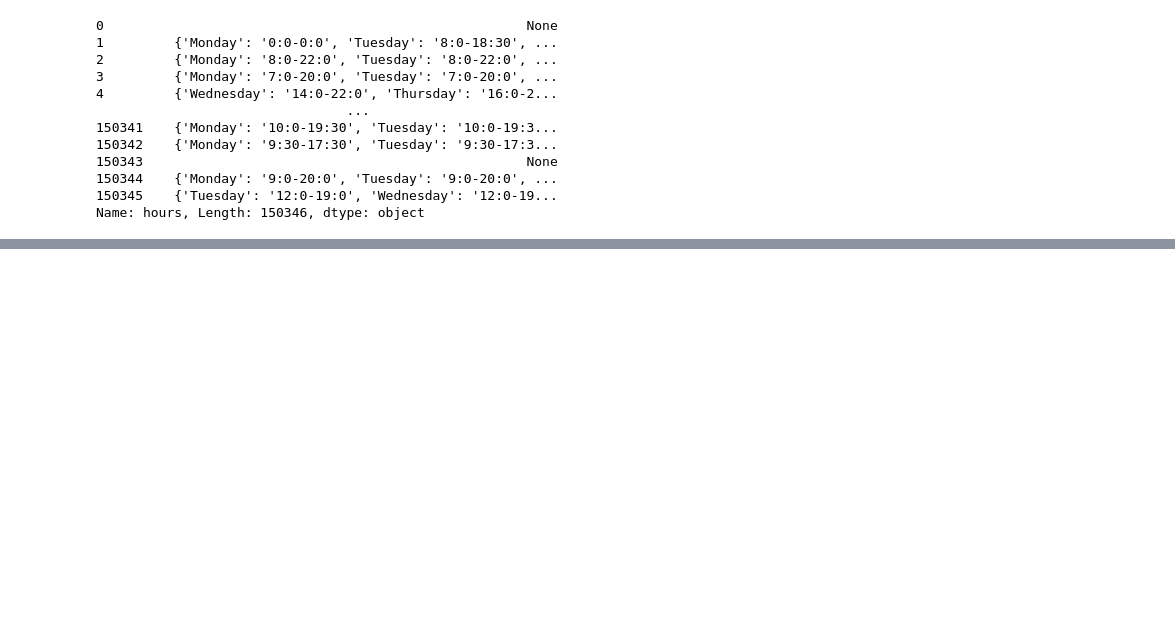
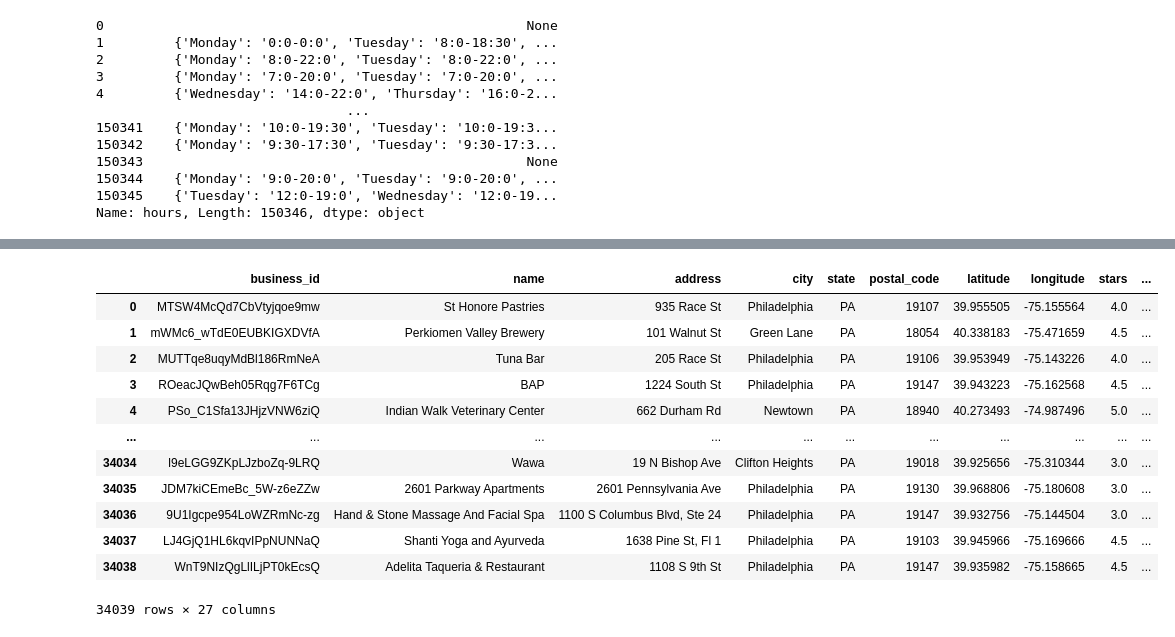
Before and after one commit to yuwei97910/is445-group30-final-project, a Jupyter notebook: Data_Cleaning.ipynb, the cells around one changed output, grey strips where cells are left out. Saved outputs shown, nothing was run; the diff lists cells and outputs as text; code cells hidden in the pictures; blank space fills up the shorter version.

```diff
--- a/Data_Cleaning.ipynb
+++ b/Data_Cleaning.ipynb
@@ -161,3 +212,19 @@ df_IN.to_json('yelp_academic_dataset_business_IN.json')
 # %%
 df_PA = df_business[df_business['state'] == 'PA'].reset_index(drop=True)
 df_PA.to_json('yelp_academic_dataset_business_PA.json')
+# %%
+pd.read_json('yelp_academic_dataset_business_PA.json')
+# %% [output]
+|  | business_id | name | address | city | state | postal_code | latitude | longitude | stars | ... |
+| 0 | MTSW4McQd7CbVtyjqoe9mw | St Honore Pastries | 935 Race St | Philadelphia | PA | 19107 | 39.955505 | -75.155564 | 4.0 | ... |
+| 1 | mWMc6_wTdE0EUBKIGXDVfA | Perkiomen Valley Brewery | 101 Walnut St | Green Lane | PA | 18054 | 40.338183 | -75.471659 | 4.5 | ... |
+| 2 | MUTTqe8uqyMdBl186RmNeA | Tuna Bar | 205 Race St | Philadelphia | PA | 19106 | 39.953949 | -75.143226 | 4.0 | ... |
+| 3 | ROeacJQwBeh05Rqg7F6TCg | BAP | 1224 South St | Philadelphia | PA | 19147 | 39.943223 | -75.162568 | 4.5 | ... |
+| 4 | PSo_C1Sfa13JHjzVNW6ziQ | Indian Walk Veterinary Center | 662 Durham Rd | Newtown | PA | 18940 | 40.273493 | -74.987496 | 5.0 | ... |
+| ... | ... | ... | ... | ... | ... | ... | ... | ... | ... | ... |
+| 34034 | l9eLGG9ZKpLJzboZq-9LRQ | Wawa | 19 N Bishop Ave | Clifton Heights | PA | 19018 | 39.925656 | -75.310344 | 3.0 | ... |
+| 34035 | JDM7kiCEmeBc_5W-z6eZZw | 2601 Parkway Apartments | 2601 Pennsylvania Ave | Philadelphia | PA | 19130 | 39.968806 | -75.180608 | 3.0 | ... |
+| 34036 | 9U1Igcpe954LoWZRmNc-zg | Hand & Stone Massage And Facial Spa | 1100 S Columbus Blvd, Ste 24 | Philadelphia | PA | 19147 | 39.932756 | -75.144504 | 3.0 | ... |
+| 34037 | LJ4GjQ1HL6kqvIPpNUNNaQ | Shanti Yoga and Ayurveda | 1638 Pine St, Fl 1 | Philadelphia | PA | 19103 | 39.945966 | -75.169666 | 4.5 | ... |
+| 34038 | WnT9NIzQgLlILjPT0kEcsQ | Adelita Taqueria & Restaurant | 1108 S 9th St | Philadelphia | PA | 19147 | 39.935982 | -75.158665 | 4.5 | ... |
+34039 rows × 27 columns
```
Also changed, not shown: parts of 4 cells of this notebook, 1 other file.
